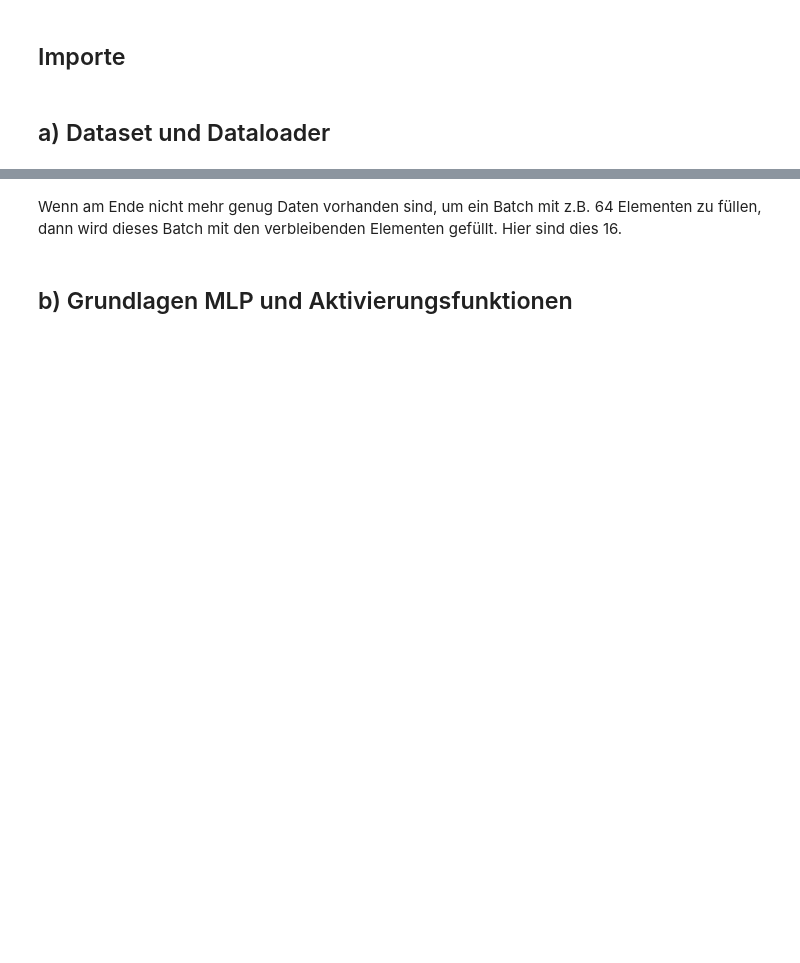
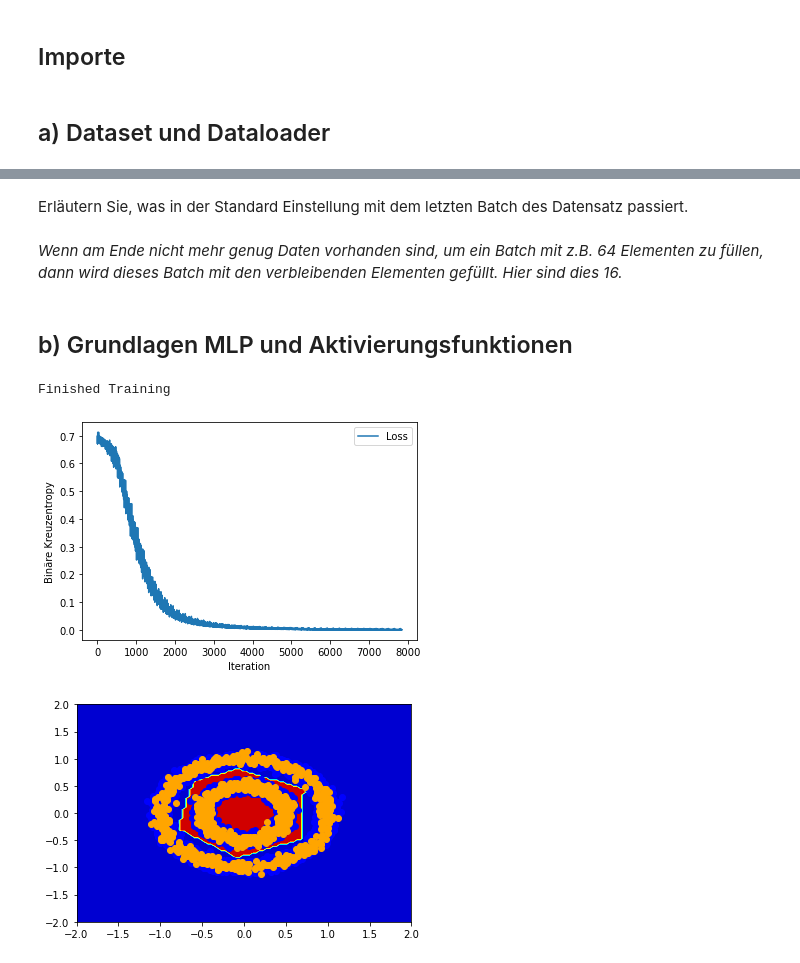
Before and after one commit to MaximilianMundt/DLCV, a Jupyter notebook: Übungsblatt 04/blatt04.ipynb, the cells around one changed output, grey strips where cells are left out. Saved outputs shown, nothing was run; the diff lists cells and outputs as text; code cells hidden in the pictures; blank space fills up the shorter version.

```diff
--- a/Übungsblatt 04/blatt04.ipynb
+++ b/Übungsblatt 04/blatt04.ipynb
@@ -33,4 +41,25 @@ new_dataset = [new_points, new_labels]
+# %% [markdown]
+Erläutern Sie, was in der Standard Einstellung mit dem letzten Batch des Datensatz passiert.
 # %% [markdown]
-Wenn am Ende nicht mehr genug Daten vorhanden sind, um ein Batch mit z.B. 64 Elementen zu füllen, dann wird dieses Batch mit den verbleibenden Elementen gefüllt. Hier sind dies 16.
+*Wenn am Ende nicht mehr genug Daten vorhanden sind, um ein Batch mit z.B. 64 Elementen zu füllen, dann wird dieses Batch mit den verbleibenden Elementen gefüllt. Hier sind dies 16.*
 # %% [markdown]
 ## b) Grundlagen MLP und Aktivierungsfunktionen
+# %%
+model = BinaryClassifierMLP(2, [4, 4], torch.nn.ReLU)
+criterion = torch.nn.BCELoss()
+optimizer = torch.optim.Adam(model.parameters())
+
+loss_history = train_binary(
+    model=model,
+    dataloader=dataloader,
+    epochs=50,
+    optim=optimizer,
+)
+# %% [output]
+Finished Training
+# %%
+show_loss_curve(loss_history)
+show_decision_boundary(model, dataset.points, dataset.labels)
+# %% [output]
+[figure, added]
+[figure, added]
```
Also changed, not shown: parts of 8 cells of this notebook, 1 other file.
